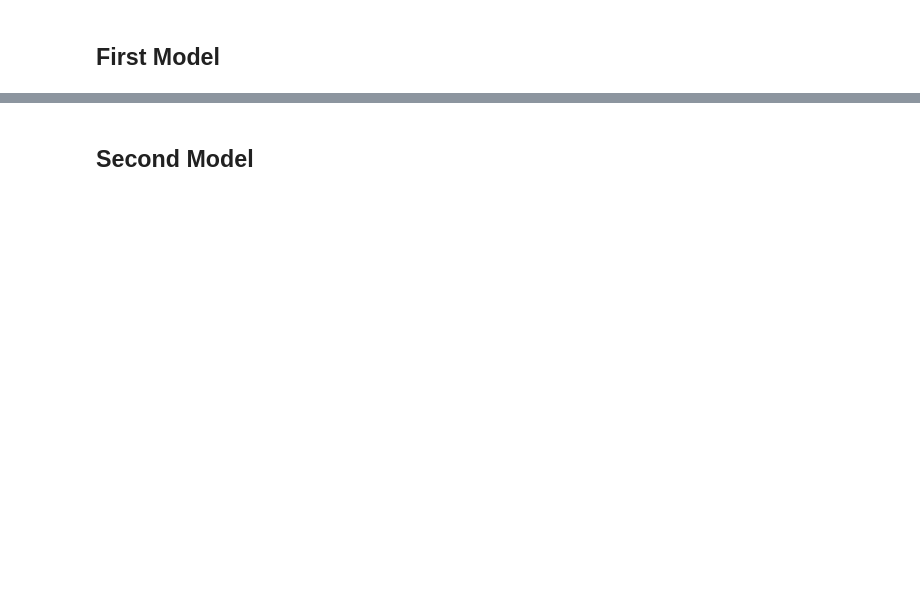
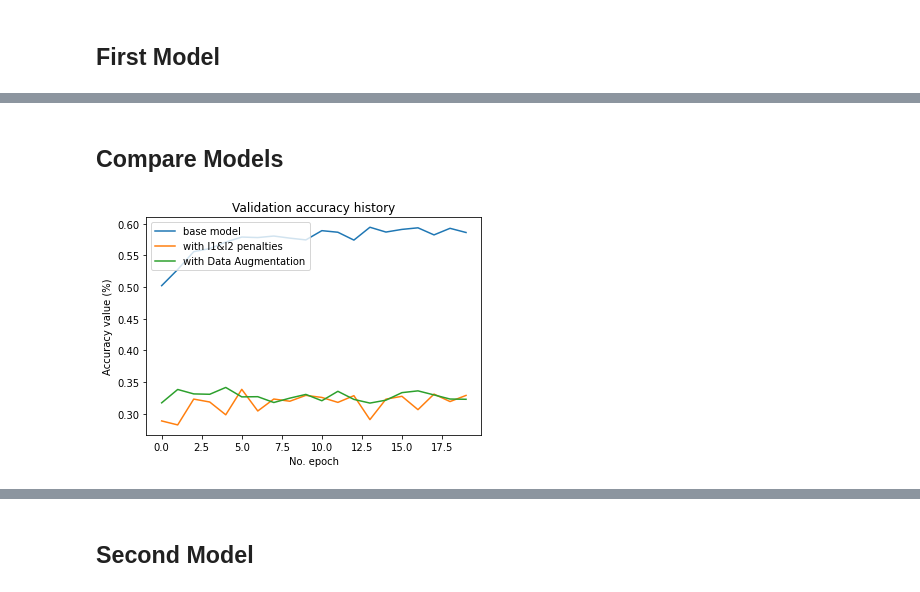
Before and after one commit to ftmhrahimi/Deep_Learning_F20_Assignments, a Jupyter notebook: Assignment_Set_6/Classification/Cifar_10.ipynb, the cells around one changed output, grey strips where cells are left out. Saved outputs shown, nothing was run; the diff lists cells and outputs as text; code cells hidden in the pictures; blank space fills up the shorter version.

```diff
--- a/Assignment_Set_6/Classification/Cifar_10.ipynb
+++ b/Assignment_Set_6/Classification/Cifar_10.ipynb
@@ -113,0 +251,14 @@ Test loss: 1.3624451160430908 / Test accuracy: 0.5295000076293945
+# %% [markdown]
+## **Compare Models**
+# %%
+# Plot history: Accuracy
+plt.plot(history_f1.history['val_accuracy'])
+plt.plot(history_f2.history['val_accuracy'])
+plt.plot(history_f3.history['val_accuracy'])
+plt.title('Validation accuracy history')
+plt.ylabel('Accuracy value (%)')
+plt.xlabel('No. epoch')
+plt.legend(['base model','with l1&l2 penalties','with Data Augmentation'], loc='upper left')
+plt.show()
+# %% [output]
+[figure, added]
```
Also changed, not shown: parts of 25 cells of this notebook.
